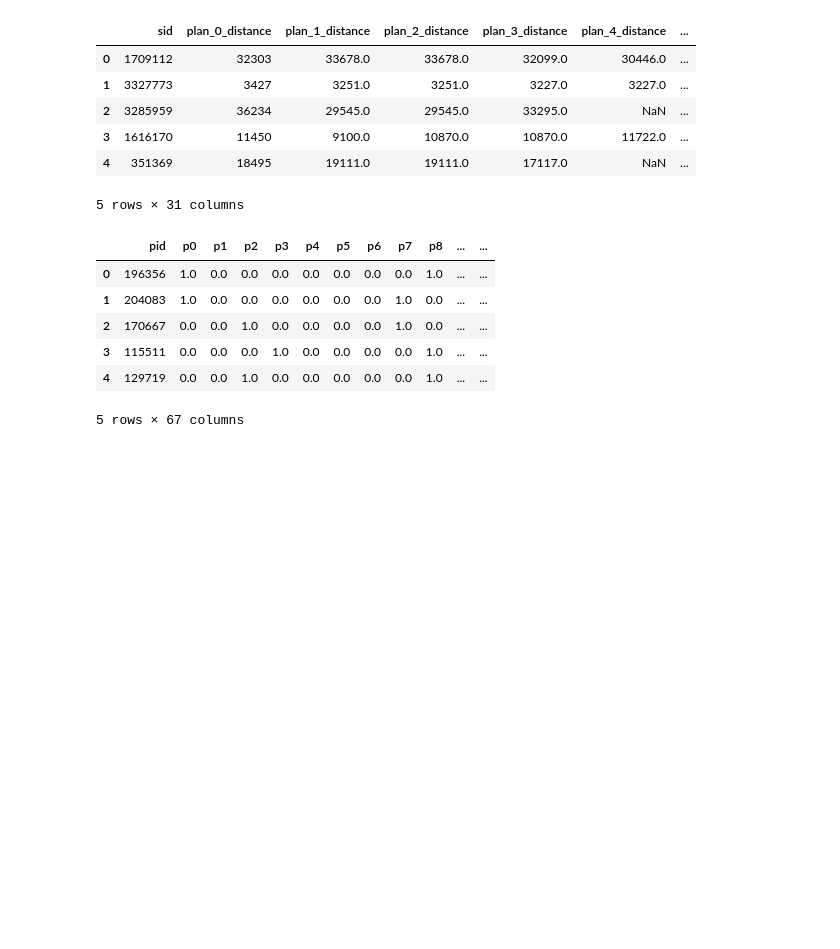
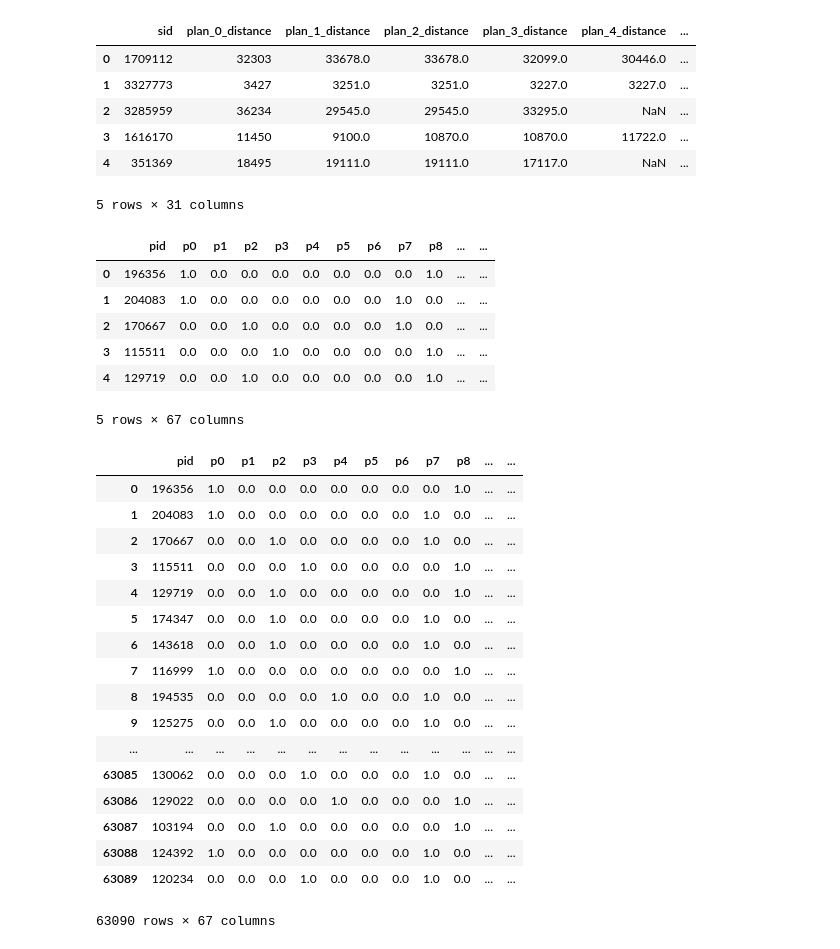
Before and after one commit to MitsuruFujiwara/KDD-Cup-2019, a Jupyter notebook: src/901_EDA.ipynb, the cells around one changed output. Cells and saved outputs as stored; diff of their text form; code cells hidden in the pictures; blank space fills up the shorter version.

```diff
--- a/src/901_EDA.ipynb
+++ b/src/901_EDA.ipynb
@@ -151,3 +152,25 @@ queries_df['queries_o_hour_count'] = queries_df['o_d_hour'].map(queries_df['o_d_
 queries_df['queries_o_d_is_holiday_count'] = queries_df['o_d_is_holiday'].map(queries_df['o_d_is_holiday'].value_counts())
 queries_df['queries_o_d_weekday_count'] = queries_df['o_d_weekday'].map(queries_df['o_d_weekday'].value_counts())
 queries_df['queries_o_d_hour_count'] = queries_df['o_d_hour'].map(queries_df['o_d_hour'].value_counts())
+# %%
+feats_profiles = [c for c in profiles.columns if c not in ['pid']]
+profiles
+# %% [output]
+|  | pid | p0 | p1 | p2 | p3 | p4 | p5 | p6 | p7 | p8 | ... | ... |
+| 0 | 196356 | 1.0 | 0.0 | 0.0 | 0.0 | 0.0 | 0.0 | 0.0 | 0.0 | 1.0 | ... | ... |
+| 1 | 204083 | 1.0 | 0.0 | 0.0 | 0.0 | 0.0 | 0.0 | 0.0 | 1.0 | 0.0 | ... | ... |
+| 2 | 170667 | 0.0 | 0.0 | 1.0 | 0.0 | 0.0 | 0.0 | 0.0 | 1.0 | 0.0 | ... | ... |
+| 3 | 115511 | 0.0 | 0.0 | 0.0 | 1.0 | 0.0 | 0.0 | 0.0 | 0.0 | 1.0 | ... | ... |
+| 4 | 129719 | 0.0 | 0.0 | 1.0 | 0.0 | 0.0 | 0.0 | 0.0 | 0.0 | 1.0 | ... | ... |
+| 5 | 174347 | 0.0 | 0.0 | 1.0 | 0.0 | 0.0 | 0.0 | 0.0 | 1.0 | 0.0 | ... | ... |
+| 6 | 143618 | 0.0 | 0.0 | 1.0 | 0.0 | 0.0 | 0.0 | 0.0 | 1.0 | 0.0 | ... | ... |
+| 7 | 116999 | 1.0 | 0.0 | 0.0 | 0.0 | 0.0 | 0.0 | 0.0 | 0.0 | 1.0 | ... | ... |
+| 8 | 194535 | 0.0 | 0.0 | 0.0 | 0.0 | 1.0 | 0.0 | 0.0 | 1.0 | 0.0 | ... | ... |
+| 9 | 125275 | 0.0 | 0.0 | 1.0 | 0.0 | 0.0 | 0.0 | 0.0 | 1.0 | 0.0 | ... | ... |
+| ... | ... | ... | ... | ... | ... | ... | ... | ... | ... | ... | ... | ... |
+| 63085 | 130062 | 0.0 | 0.0 | 0.0 | 1.0 | 0.0 | 0.0 | 0.0 | 1.0 | 0.0 | ... | ... |
+| 63086 | 129022 | 0.0 | 0.0 | 0.0 | 0.0 | 1.0 | 0.0 | 0.0 | 0.0 | 1.0 | ... | ... |
+| 63087 | 103194 | 0.0 | 0.0 | 1.0 | 0.0 | 0.0 | 0.0 | 0.0 | 0.0 | 1.0 | ... | ... |
+| 63088 | 124392 | 1.0 | 0.0 | 0.0 | 0.0 | 0.0 | 0.0 | 0.0 | 1.0 | 0.0 | ... | ... |
+| 63089 | 120234 | 0.0 | 0.0 | 0.0 | 1.0 | 0.0 | 0.0 | 0.0 | 1.0 | 0.0 | ... | ... |
+63090 rows × 67 columns
```
Also changed, not shown: parts of 4 cells of this notebook, 14 other files.
